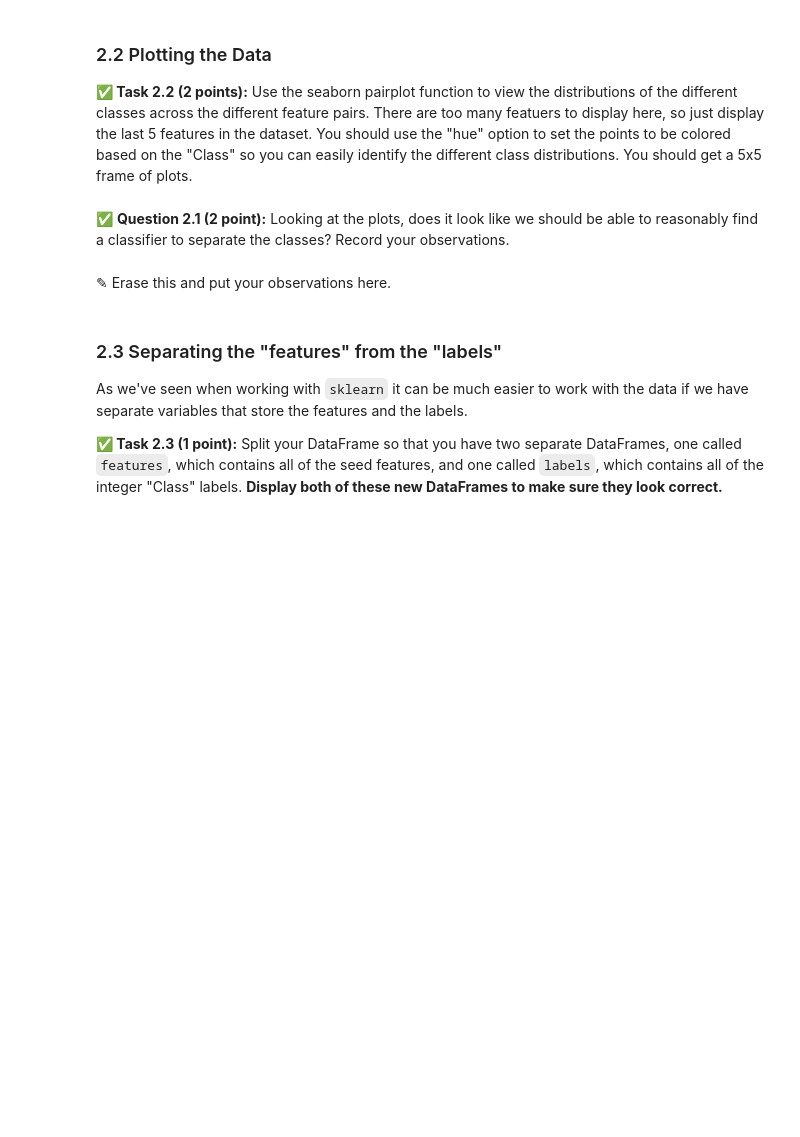
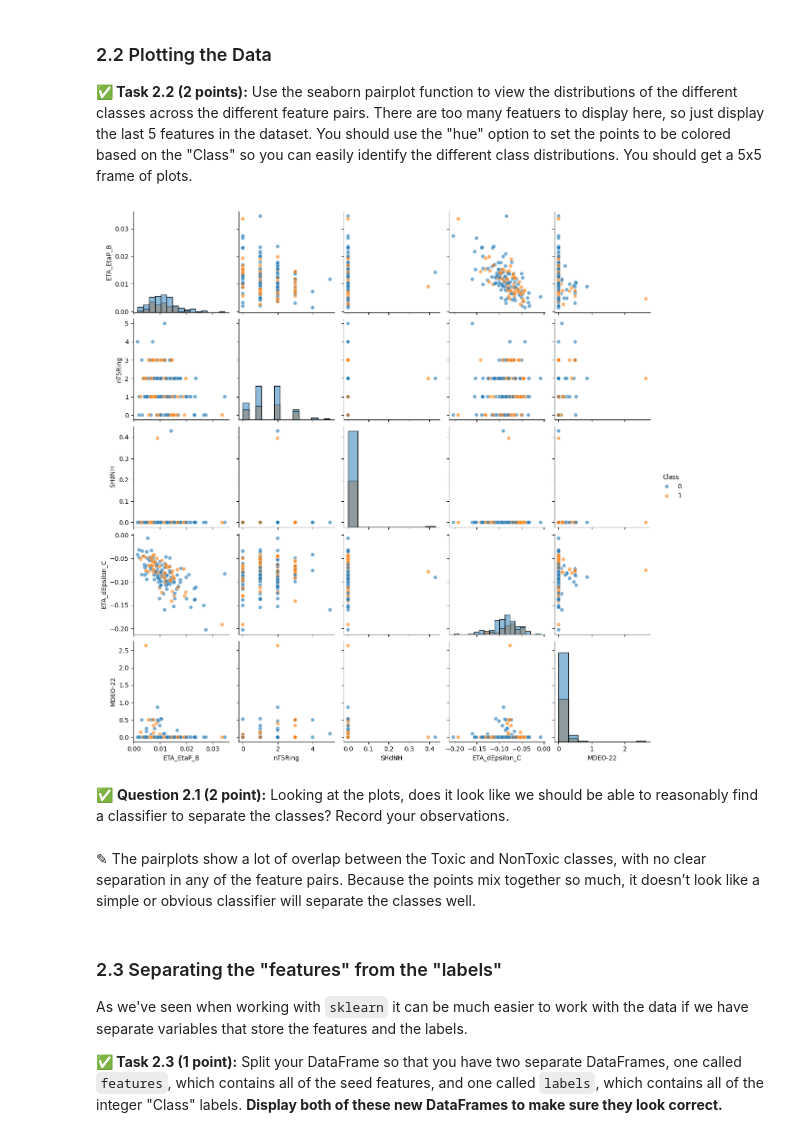
Before and after one commit to mccortma-sys/CMSE202-f25-turnin, a Jupyter notebook: hw-04/HW-04_PerceptronSVMandPCA-STUDENT.ipynb, the cells around one changed output. Drawn from its saved outputs; the diff is of its cells as text; code cells hidden in the pictures; blank space fills up the shorter version.

```diff
--- a/hw-04/HW-04_PerceptronSVMandPCA-STUDENT.ipynb
+++ b/hw-04/HW-04_PerceptronSVMandPCA-STUDENT.ipynb
@@ -88,0 +90,7 @@ Once you've loaded in the data, **display the head of the DataFrame to make sure
+# %%
+# Put your code here
+df = pd.read_csv("data.csv")
+
+df["Class"] = df["Class"].map({"Toxic": 1, "NonToxic": 0})
+
+df.head()
@@ -95,7 +109,16 @@ Once you've loaded in the data, **display the head of the DataFrame to make sure
+# %%
+# Put your code here
+last5 = df.iloc[:, -6:]
+
+sns.pairplot(last5, hue="Class", diag_kind="hist", plot_kws={"alpha":0.6})
+
+plt.show()
+# %% [output]
+[figure, added]
 # %% [markdown]
 &#9989; **Question 2.1 (2 point):** Looking at the plots, does it look like we should be able to reasonably find a classifier to separate the classes? Record your observations.
-# %% [markdown]
-<font size=+3>&#9998;</font> Erase this and put your observations here.
+# %% [markdown]
+<font size=+3>&#9998;</font> The pairplots show a lot of overlap between the Toxic and NonToxic classes, with no clear separation in any of the feature pairs. Because the points mix together so much, it doesn’t look like a simple or obvious classifier will separate the classes well.
 # %% [markdown]
 ### 2.3 Separating the "features" from the "labels"
 
```
Also changed, not shown: parts of 11 cells of this notebook, 1 other file.
